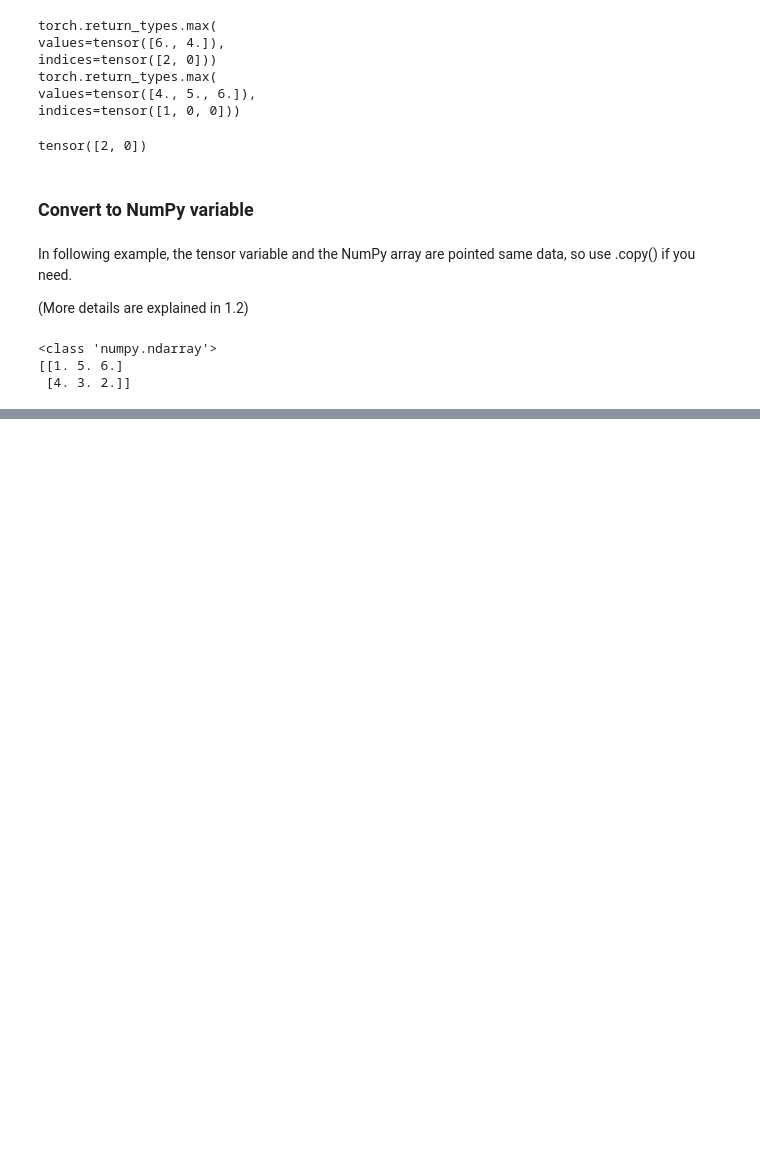
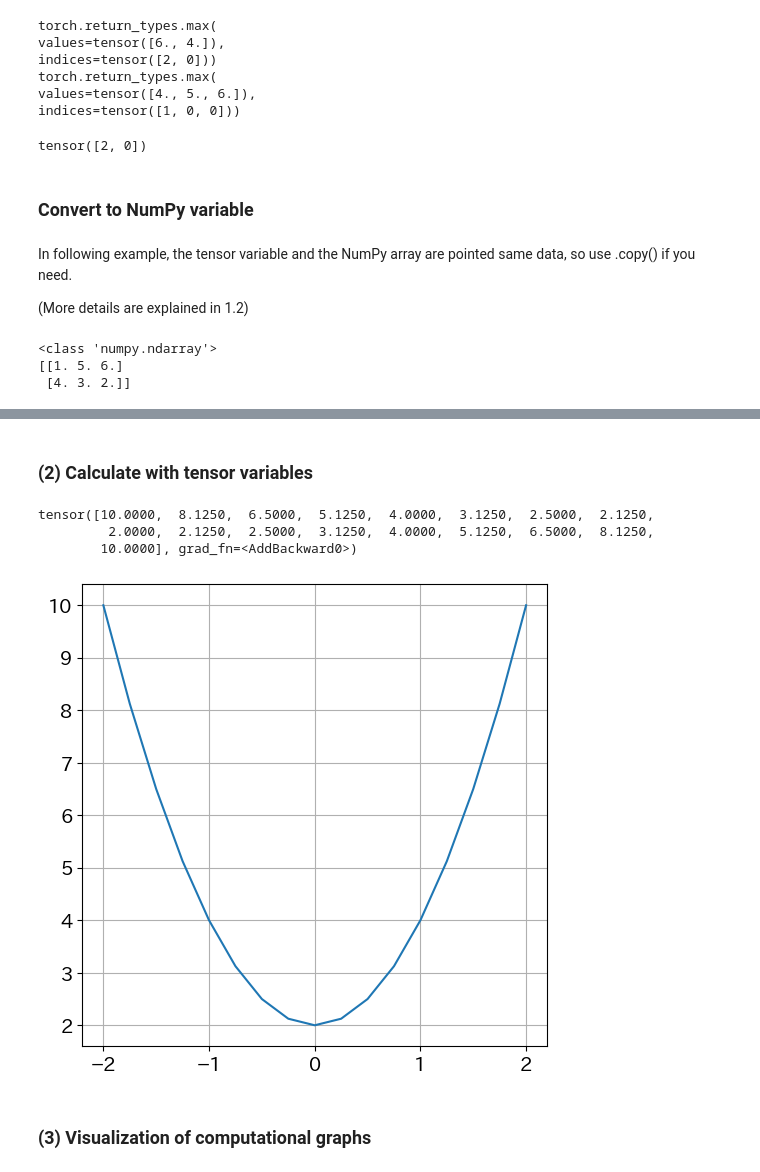
Before and after one commit to MatsukawaGenta/genmai-training, a Jupyter notebook: PyTorch_and_deeplearning_programming/notebooks/02_pytorch.ipynb, the cells around one changed output, grey strips where cells are left out. Cells and saved outputs as stored; diff of their text form; code cells hidden in the pictures; blank space fills up the shorter version.

```diff
--- a/PyTorch_and_deeplearning_programming/notebooks/02_pytorch.ipynb
+++ b/PyTorch_and_deeplearning_programming/notebooks/02_pytorch.ipynb
@@ -295,0 +300,6 @@ print(r2_np)
+# %%
+# Define x with NumPy array
+x_np = np.arange(-2, 2.1, 0.25)
+
+# Show the value of x
+print(x_np)
@@ -295,0 +309,8 @@ print(r2_np)
+# %%
+# (1) The definition of cariable for gradient calculation
+
+# Set requires_grad = True
+x = torch.tensor(x_np, requires_grad=True, dtype=torch.float32)
+
+# Show result
+print(x)
@@ -295,0 +329,20 @@ print(r2_np)
+# %% [markdown]
+### (2) Calculate with tensor variables
+# %%
+# Calculate quadratic function
+# Computation graph is automatically generated
+y = 2 * x**2 +2
+
+# Show the result of calculation of y
+print(y)
+# %% [output]
+tensor([10.0000,  8.1250,  6.5000,  5.1250,  4.0000,  3.1250,  2.5000,  2.1250,
+         2.0000,  2.1250,  2.5000,  3.1250,  4.0000,  5.1250,  6.5000,  8.1250,
+        10.0000], grad_fn=<AddBackward0>)
+# %%
+# Show Scatter plot
+
+plt.plot(x.data, y.data)
+plt.show()
+# %% [output]
+[figure, added]
@@ -295,0 +356,2 @@ print(r2_np)
+# %% [markdown]
+### (3) Visualization of computational graphs
```
Also changed, not shown: parts of 17 cells of this notebook.
